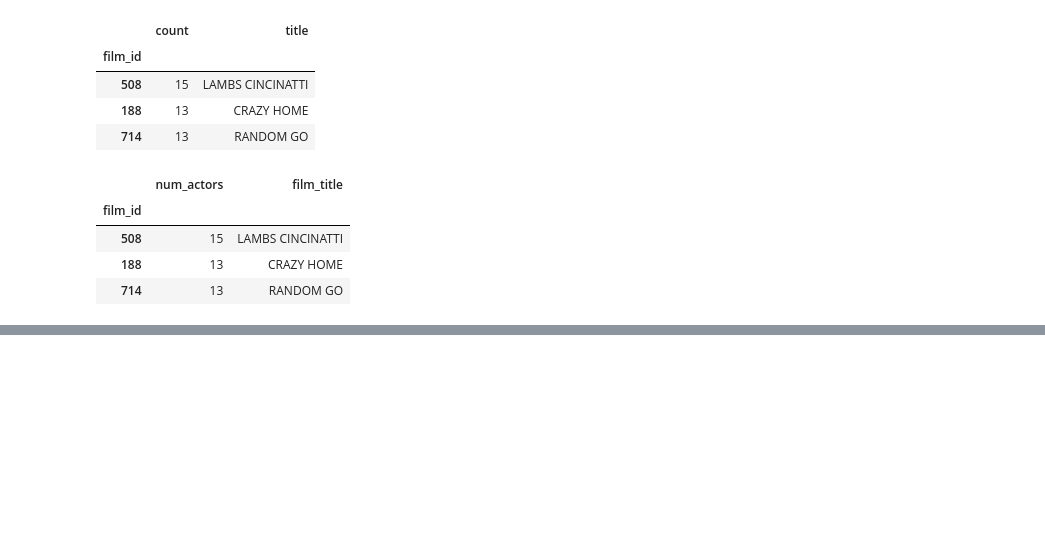
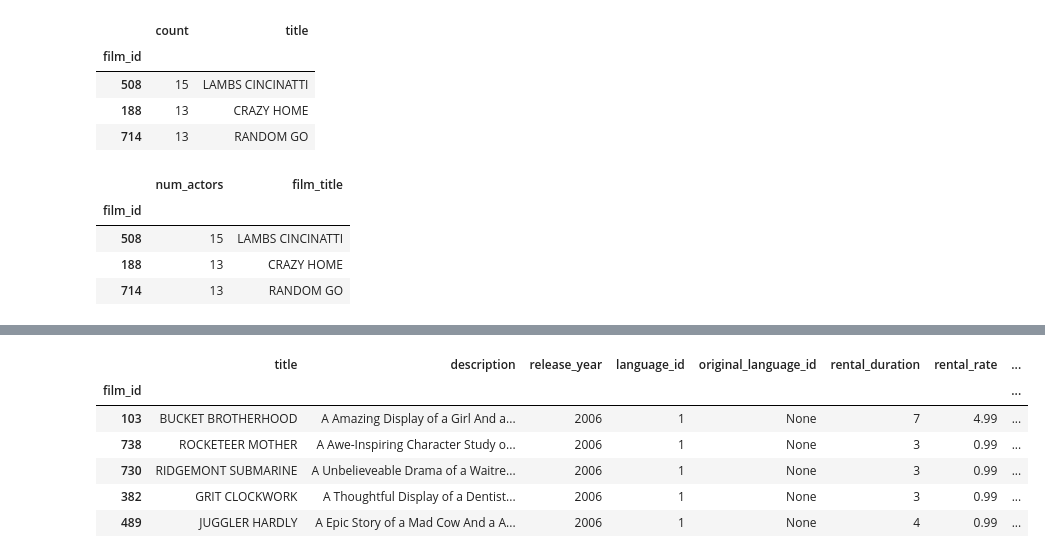
Before and after one commit to Jholman-Andres-Cuartas/curso_analisis_Jholman_cuartas, a Jupyter notebook: m4-pandas/1.operaciones/6.sakila_join.ipynb, the cells around one changed output, grey strips where cells are left out. Saved outputs shown, nothing was run; the diff lists cells and outputs as text; code cells hidden in the pictures; blank space fills up the shorter version.

```diff
--- a/m4-pandas/1.operaciones/6.sakila_join.ipynb
+++ b/m4-pandas/1.operaciones/6.sakila_join.ipynb
@@ -329,0 +387,7 @@ df_film_actor_count.head(3)
+# %%
+# merge de rental con inventory
+df_rental = pd.read_sql('SELECT * FROM rental;', connection)
+df_inventory = pd.read_sql('SELECT * FROM inventory;', connection)
+
+df_rental_inventory = pd.merge(df_rental, df_inventory, on='inventory_id')
+df_rental_inventory.head(3)
@@ -329,0 +399,4 @@ df_film_actor_count.head(3)
+# %%
+rental_counts = df_rental_inventory['film_id'].value_counts()
+df_rental_counts = pd.DataFrame(rental_counts)
+df_rental_counts.head(3)
@@ -329,0 +409,4 @@ df_film_actor_count.head(3)
+# %%
+df_film['times_rented'] = df_rental_counts['count']
+df_film.sort_values('times_rented', ascending=False, inplace=True)
+df_film.isnull().sum()
@@ -329,0 +445,4 @@ df_film_actor_count.head(3)
+# %%
+# rellenar valores nulos con un 0 para indicar que la film ha sido 0 veces alquilada
+df_film['times_rented'].fillna(0, inplace=True)
+df_film.isnull().sum()
@@ -329,0 +464,11 @@ df_film_actor_count.head(3)
+# %%
+df_film['times_rented'] = df_film['times_rented'].astype(int)
+df_film.head()
+# %% [output]
+|  | title | description | release_year | language_id | original_language_id | rental_duration | rental_rate | ... |
+| film_id |  |  |  |  |  |  |  | ... |
+| 103 | BUCKET BROTHERHOOD | A Amazing Display of a Girl And a... | 2006 | 1 | None | 7 | 4.99 | ... |
+| 738 | ROCKETEER MOTHER | A Awe-Inspiring Character Study o... | 2006 | 1 | None | 3 | 0.99 | ... |
+| 730 | RIDGEMONT SUBMARINE | A Unbelieveable Drama of a Waitre... | 2006 | 1 | None | 3 | 0.99 | ... |
+| 382 | GRIT CLOCKWORK | A Thoughtful Display of a Dentist... | 2006 | 1 | None | 3 | 0.99 | ... |
+| 489 | JUGGLER HARDLY | A Epic Story of a Mad Cow And a A... | 2006 | 1 | None | 4 | 0.99 | ... |
```
Also changed, not shown: parts of 45 cells of this notebook.
